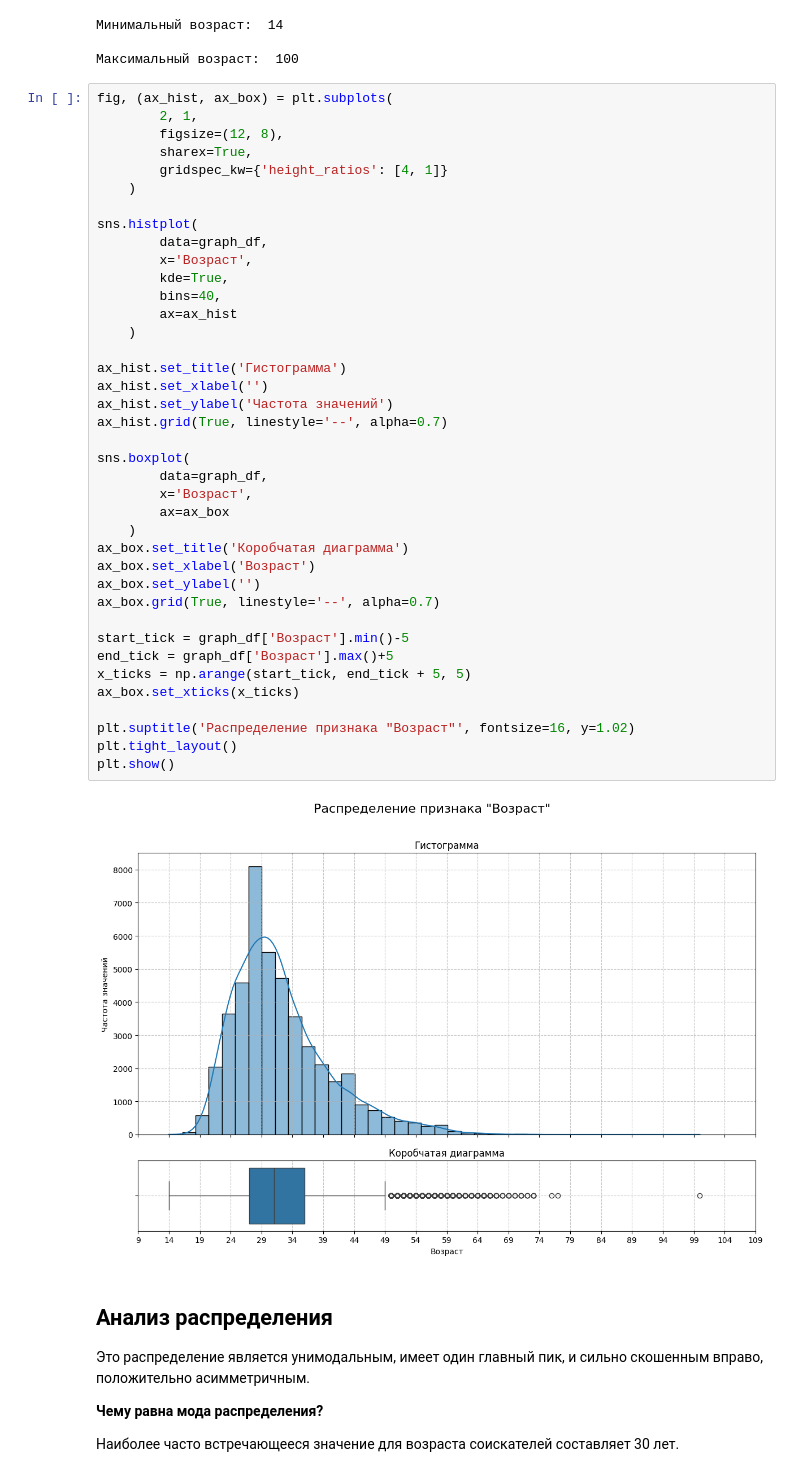
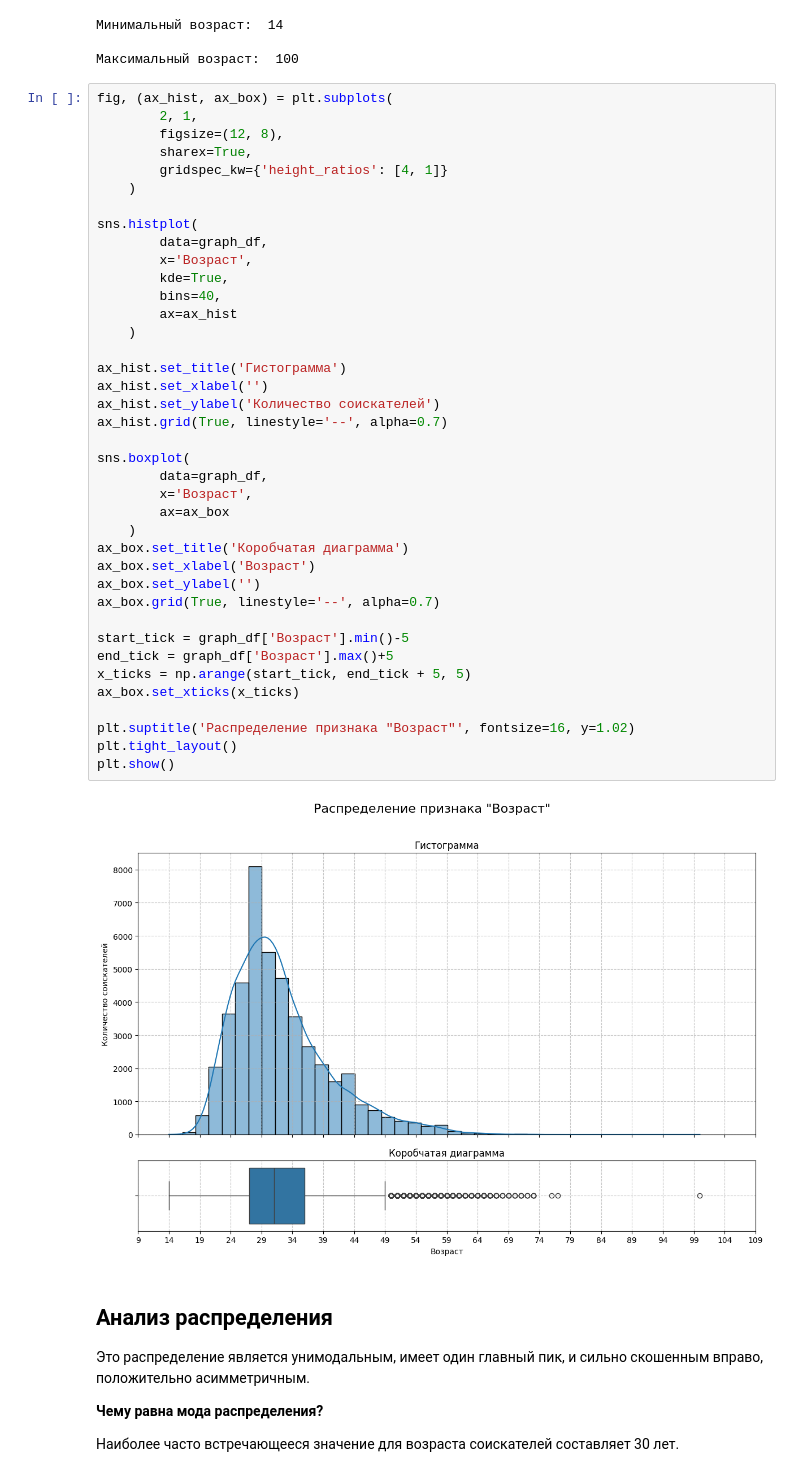
Before and after one commit to orenkant/MIFI, a Jupyter notebook: PYTHON_Сессионное_задание.ipynb, the cells around one changed output. Saved outputs shown, nothing was run; the diff lists cells and outputs as text.

```diff
--- a/PYTHON_Сессионное_задание.ipynb
+++ b/PYTHON_Сессионное_задание.ipynb
@@ -521,35 +521,35 @@ sns.histplot(
         data=graph_df,
         x='Возраст',
         kde=True,
         bins=40,
         ax=ax_hist
     )
 
 ax_hist.set_title('Гистограмма')
 ax_hist.set_xlabel('')
-ax_hist.set_ylabel('Частота значений')
+ax_hist.set_ylabel('Количество соискателей')
 ax_hist.grid(True, linestyle='--', alpha=0.7)
 
 sns.boxplot(
         data=graph_df,
         x='Возраст',
         ax=ax_box
     )
 ax_box.set_title('Коробчатая диаграмма')
 ax_box.set_xlabel('Возраст')
 ax_box.set_ylabel('')
 ax_box.grid(True, linestyle='--', alpha=0.7)
 
 start_tick = graph_df['Возраст'].min()-5
 end_tick = graph_df['Возраст'].max()+5
 x_ticks = np.arange(start_tick, end_tick + 5, 5)
 ax_box.set_xticks(x_ticks)
 
 plt.suptitle('Распределение признака "Возраст"', fontsize=16, y=1.02)
 plt.tight_layout()
 plt.show()
 # %% [output]
-[figure, old version]
+[figure, new version]
 # %% [markdown]
 ## Анализ распределения
 
```
Also changed, not shown: parts of 2 cells of this notebook.
